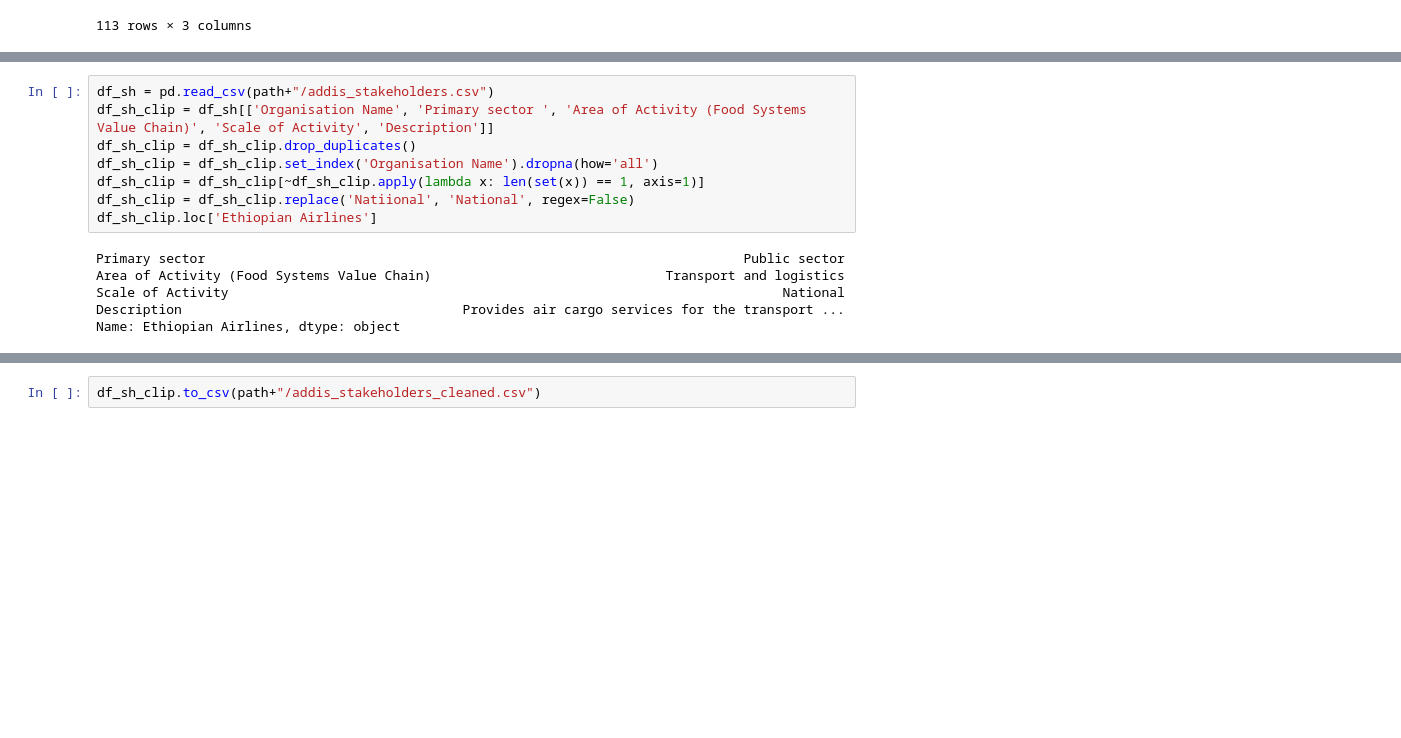
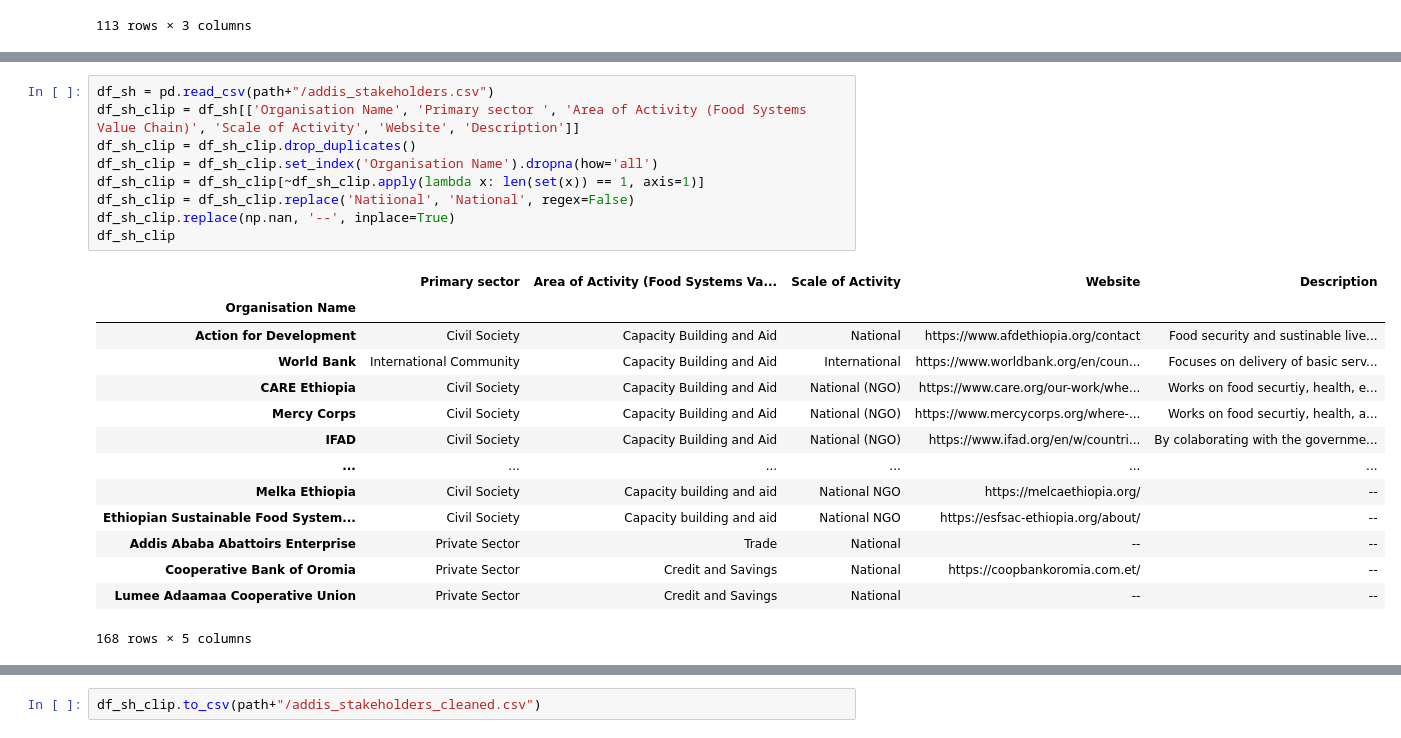
Before and after one commit to J-OFarrell/EcoFoodSystems-dashboard-development, a Jupyter notebook: data_prep.ipynb, the cells around one changed output, grey strips where cells are left out. Cells and saved outputs as stored; diff of their text form; blank space fills up the shorter version.

```diff
--- a/data_prep.ipynb
+++ b/data_prep.ipynb
@@ -61,14 +59,24 @@ Index(['Organisation Name', 'Primary sector ', 'Main Focus area* ',
 # %%
 df_sh = pd.read_csv(path+"/addis_stakeholders.csv")
-df_sh_clip = df_sh[['Organisation Name', 'Primary sector ', 'Area of Activity (Food Systems Value Chain)', 'Scale of Activity', 'Description']]
+df_sh_clip = df_sh[['Organisation Name', 'Primary sector ', 'Area of Activity (Food Systems Value Chain)', 'Scale of Activity', 'Website', 'Description']]
 df_sh_clip = df_sh_clip.drop_duplicates()
 df_sh_clip = df_sh_clip.set_index('Organisation Name').dropna(how='all')
 df_sh_clip = df_sh_clip[~df_sh_clip.apply(lambda x: len(set(x)) == 1, axis=1)]
 df_sh_clip = df_sh_clip.replace('Natiional', 'National', regex=False)
-df_sh_clip.loc['Ethiopian Airlines']
+df_sh_clip.replace(np.nan, '--', inplace=True)
+df_sh_clip
 # %% [output]
+|  | Primary sector | Area of Activity (Food Systems Va... | Scale of Activity | Website | Description |
+| Organisation Name |  |  |  |  |  |
+| Action for Development | Civil Society | Capacity Building and Aid | National | https://www.afdethiopia.org/contact | Food security and sustinable live... |
+| World Bank | International Community | Capacity Building and Aid | International | https://www.worldbank.org/en/coun... | Focuses on delivery of basic serv... |
+| CARE Ethiopia | Civil Society | Capacity Building and Aid | National (NGO) | https://www.care.org/our-work/whe... | Works on food securtiy, health, e... |
+| Mercy Corps | Civil Society | Capacity Building and Aid | National (NGO) | https://www.mercycorps.org/where-... | Works on food securtiy, health, a... |
+| IFAD | Civil Society | Capacity Building and Aid | National (NGO) | https://www.ifad.org/en/w/countri... | By colaborating with the governme... |
+| ... | ... | ... | ... | ... | ... |
+| Melka Ethiopia | Civil Society | Capacity building and aid | National NGO | https://melcaethiopia.org/ | -- |
+| Ethiopian Sustainable Food System... | Civil Society | Capacity building and aid | National NGO | https://esfsac-ethiopia.org/about/ | -- |
+| Addis Ababa Abattoirs Enterprise | Private Sector | Trade | National | -- | -- |
+| Cooperative Bank of Oromia | Private Sector | Credit and Savings | National | https://coopbankoromia.com.et/ | -- |
+| Lumee Adaamaa Cooperative Union | Private Sector | Credit and Savings | National | -- | -- |
-Primary sector                                                                     Public sector
-Area of Activity (Food Systems Value Chain)                              Transport and logistics
-Scale of Activity                                                                       National
-Description                                    Provides air cargo services for the transport ...
-Name: Ethiopian Airlines, dtype: object
+168 rows × 5 columns
```
Also changed, not shown: parts of 7 cells of this notebook, 4 other files.
